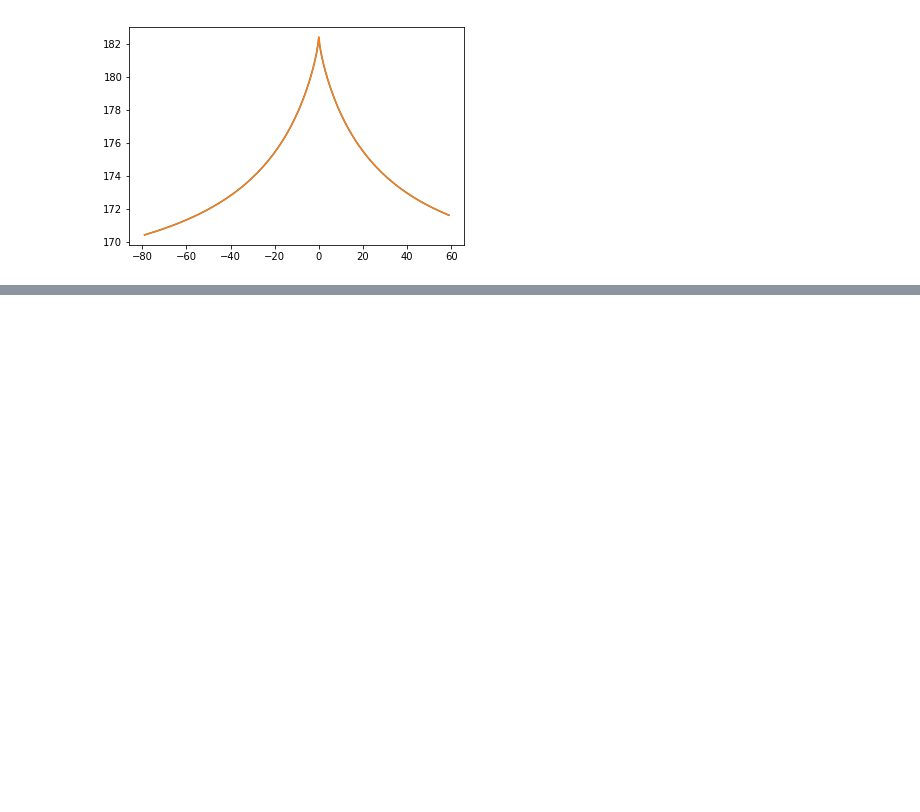
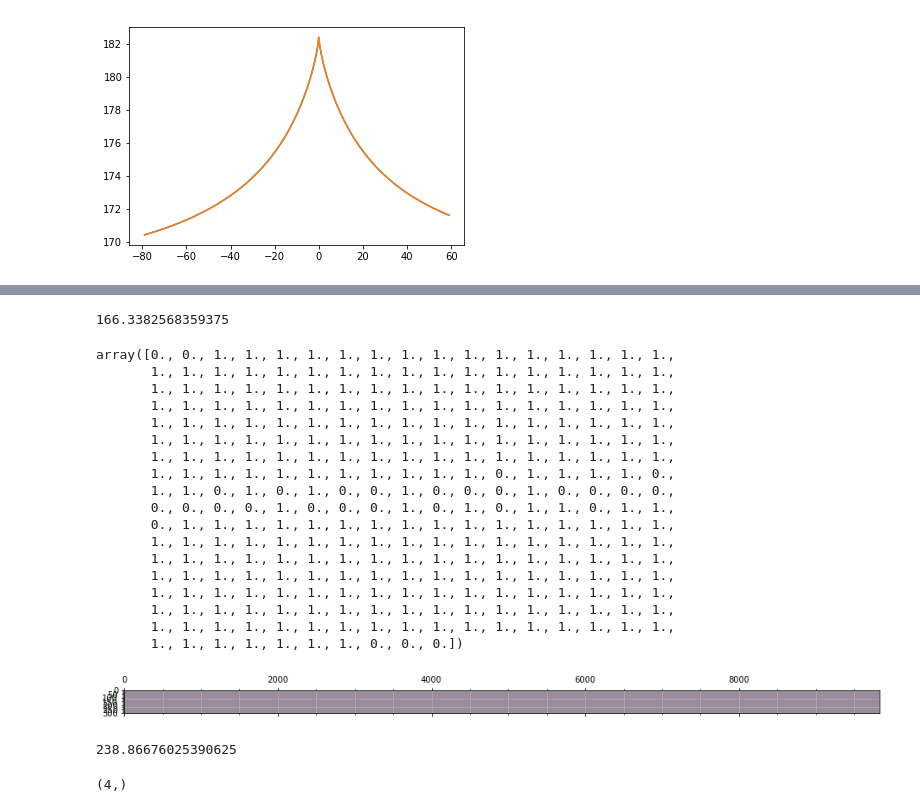
Before and after one commit to jonas-hagen/wirac-retrievals, a Jupyter notebook: studies/Data_reduction.ipynb, the cells around one changed output, grey strips where cells are left out. Cells and saved outputs as stored; diff of their text form; code cells hidden in the pictures; blank space fills up the shorter version.

```diff
--- a/studies/Data_reduction.ipynb
+++ b/studies/Data_reduction.ipynb
@@ -39,0 +48,63 @@ plt.show()
+# %%
+# Sensor
+fc = 142.17504e9
+num_channels = 2**14 * 120 / 200
+f_min = 142.0950424414062e9 + 10e6
+f_max = 142.2350253515625e9 - 10e6
+resolution = (f_max - f_min) / num_channels
+
+f_grid = exp_space(f_min - 10e6, f_max + 10e6, 300, fc, 2)
+np.min(np.diff(f_grid))
+# %% [output]
+166.3382568359375
+# %%
+freq = np.linspace(-10, 10, 10000)
+freq_red = exp_space(-10, 10, 10, 0, 2)
+# %%
+N = len(freq_red)-1
+M = len(freq)
+sr = np.zeros((N, M))
+
+for i in range(N-1):
+    lower = freq_red[i]
+    upper = freq_red[i+1]
+    start = np.searchsorted(freq, lower)
+    stop = np.searchsorted(freq, upper)
+    sr[i, start:stop] = 1 / (stop-start)
+sr[i+1, stop:] = 1 / (M-stop)
+
+
+
+plt.matshow(sr)
+plt.minorticks_on()
+plt.grid(True, which='both')
+np.sum(sr, 0).min(), np.sum(sr, 0).max()
+np.sum(sr, 1)
+# %% [output]
+array([0., 0., 1., 1., 1., 1., 1., 1., 1., 1., 1., 1., 1., 1., 1., 1., 1.,
+       1., 1., 1., 1., 1., 1., 1., 1., 1., 1., 1., 1., 1., 1., 1., 1., 1.,
+       1., 1., 1., 1., 1., 1., 1., 1., 1., 1., 1., 1., 1., 1., 1., 1., 1.,
+       1., 1., 1., 1., 1., 1., 1., 1., 1., 1., 1., 1., 1., 1., 1., 1., 1.,
+       1., 1., 1., 1., 1., 1., 1., 1., 1., 1., 1., 1., 1., 1., 1., 1., 1.,
+       1., 1., 1., 1., 1., 1., 1., 1., 1., 1., 1., 1., 1., 1., 1., 1., 1.,
+       1., 1., 1., 1., 1., 1., 1., 1., 1., 1., 1., 1., 1., 1., 1., 1., 1.,
+       1., 1., 1., 1., 1., 1., 1., 1., 1., 1., 1., 0., 1., 1., 1., 1., 0.,
+       1., 1., 0., 1., 0., 1., 0., 0., 1., 0., 0., 0., 1., 0., 0., 0., 0.,
+       0., 0., 0., 0., 1., 0., 0., 0., 1., 0., 1., 0., 1., 1., 0., 1., 1.,
+       0., 1., 1., 1., 1., 1., 1., 1., 1., 1., 1., 1., 1., 1., 1., 1., 1.,
+       1., 1., 1., 1., 1., 1., 1., 1., 1., 1., 1., 1., 1., 1., 1., 1., 1.,
+       1., 1., 1., 1., 1., 1., 1., 1., 1., 1., 1., 1., 1., 1., 1., 1., 1.,
+       1., 1., 1., 1., 1., 1., 1., 1., 1., 1., 1., 1., 1., 1., 1., 1., 1.,
+       1., 1., 1., 1., 1., 1., 1., 1., 1., 1., 1., 1., 1., 1., 1., 1., 1.,
+       1., 1., 1., 1., 1., 1., 1., 1., 1., 1., 1., 1., 1., 1., 1., 1., 1.,
+       1., 1., 1., 1., 1., 1., 1., 1., 1., 1., 1., 1., 1., 1., 1., 1., 1.,
+       1., 1., 1., 1., 1., 1., 1., 0., 0., 0.])
+[figure, added]
+# %%
+np.min(np.diff(freq_red))
+# %% [output]
+238.86676025390625
+# %%
+(sr.dot(y)).shape
+# %% [output]
+(4,)
```
Also changed, not shown: parts of 23 cells of this notebook.
